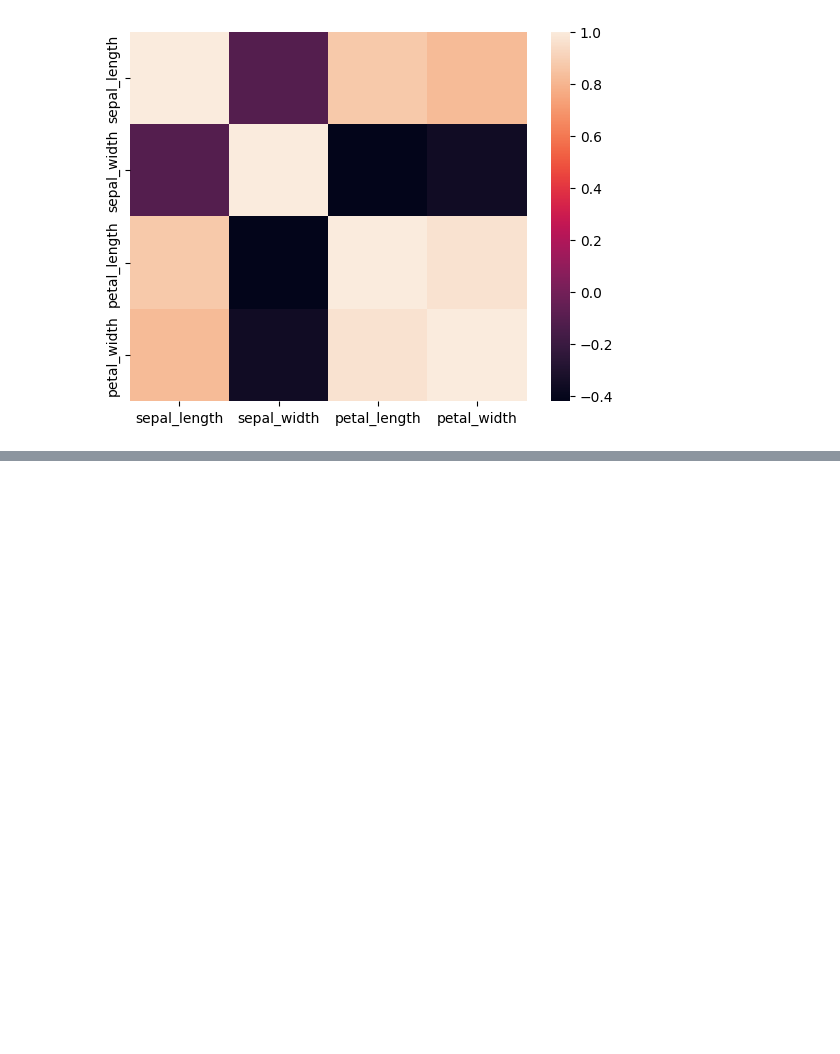
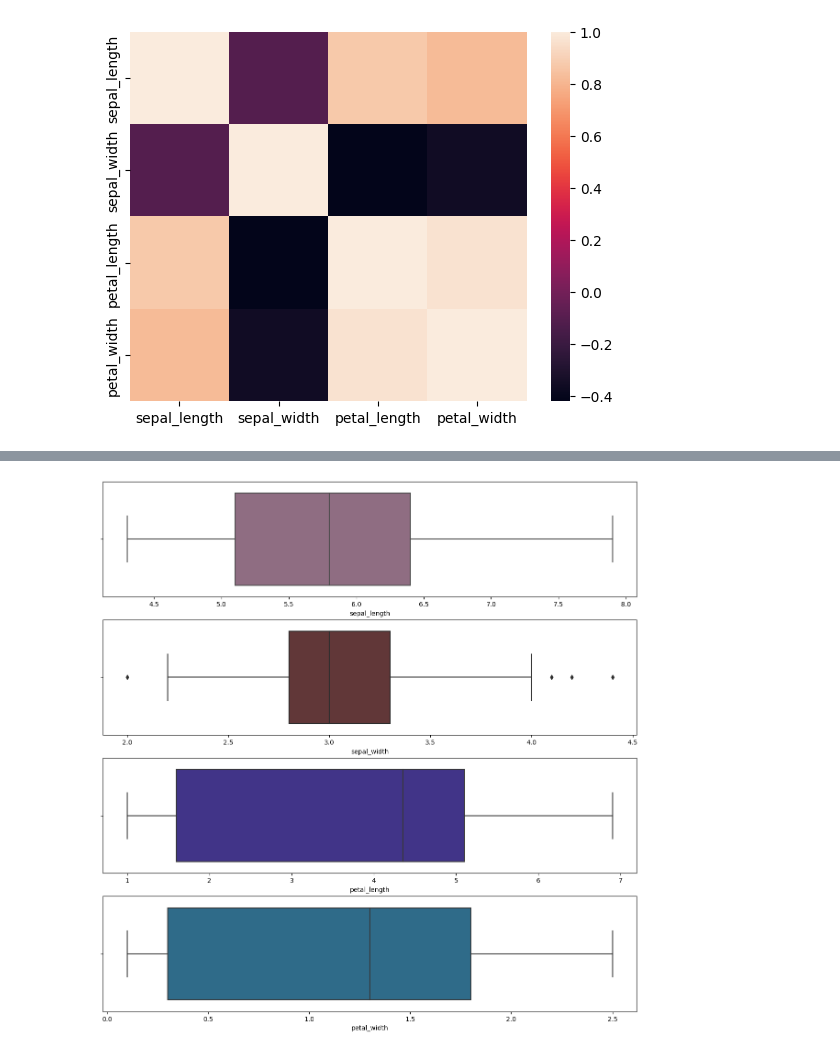
Before and after one commit to ggbaguidi/datascience_base_1, a Jupyter notebook: EDA/iris_dataset.ipynb, the cells around one changed output, grey strips where cells are left out. Cells and saved outputs as stored; diff of their text form; code cells hidden in the pictures; blank space fills up the shorter version.

```diff
--- a/EDA/iris_dataset.ipynb
+++ b/EDA/iris_dataset.ipynb
@@ -107,0 +123,14 @@ sns.heatmap(data.corr())
+# %%
+import random
+i=0
+f, axis = plt.subplots(4, figsize=(15, 15))
+for col_name in data.columns.unique():
+  color = "#"
+  color += str(random.randint(10, 99))
+  color += str(random.randint(10, 99))
+  color += str(random.randint(10, 99))
+  if col_name != "species":
+    sns.boxplot(x=col_name, data=data, ax=axis[i], color=color)
+    i += 1
+# %% [output]
+[figure, added]
```
Also changed, not shown: parts of 4 cells of this notebook.
